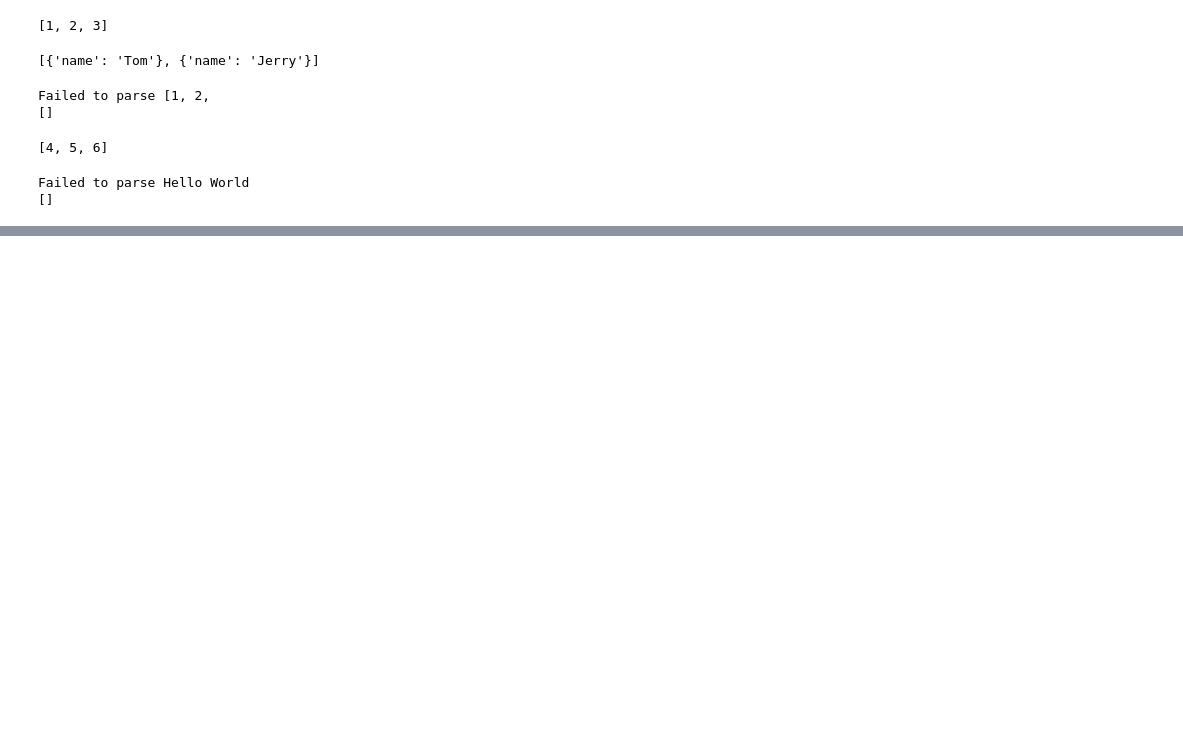
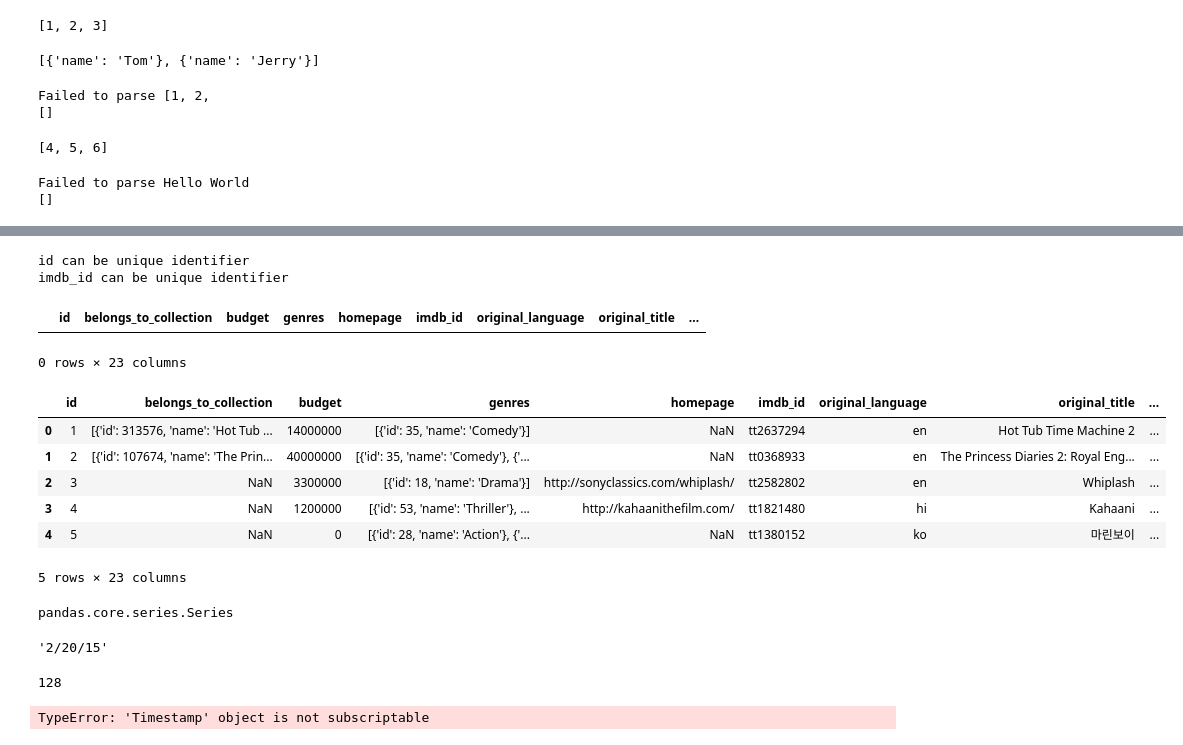
Before and after one commit to avinashsingh16/daily-python-numpy-pandas, a Jupyter notebook: Pandas_operation_test.ipynb, the cells around one changed output, grey strips where cells are left out. Drawn from its saved outputs; the diff is of its cells as text; code cells hidden in the pictures; blank space fills up the shorter version.

```diff
--- a/Pandas_operation_test.ipynb
+++ b/Pandas_operation_test.ipynb
@@ -143,0 +86,36 @@ The maximum order i.e 2 is on Thursday
+# %%
+#  Q4: Which column(s) could serve as a unique identifier for each movie (like a primary key)?
+imdb_df.columns
+for col in imdb_df.columns:
+  if imdb_df[col].isna().sum()==0 and imdb_df[col].nunique()==len(imdb_df):
+    print(f"{col} can be unique identifier")
+# %% [output]
+id can be unique identifier
+imdb_id can be unique identifier
+# %%
+# Q5: How many duplicate rows are there in the dataset?
+imdb_df.duplicated().sum()
+# to see duplicated rows
+imdb_df[imdb_df.duplicated()]
+# %% [output]
+|  | id | belongs_to_collection | budget | genres | homepage | imdb_id | original_language | original_title | ... |
+0 rows × 23 columns
+# %%
+# Q6: How many movies were released in the year 2015?
+imdb_df.head()
+# %% [output]
+|  | id | belongs_to_collection | budget | genres | homepage | imdb_id | original_language | original_title | ... |
+| 0 | 1 | [{'id': 313576, 'name': 'Hot Tub ... | 14000000 | [{'id': 35, 'name': 'Comedy'}] | NaN | tt2637294 | en | Hot Tub Time Machine 2 | ... |
+| 1 | 2 | [{'id': 107674, 'name': 'The Prin... | 40000000 | [{'id': 35, 'name': 'Comedy'}, {'... | NaN | tt0368933 | en | The Princess Diaries 2: Royal Eng... | ... |
+| 2 | 3 | NaN | 3300000 | [{'id': 18, 'name': 'Drama'}] | http://sonyclassics.com/whiplash/ | tt2582802 | en | Whiplash | ... |
+| 3 | 4 | NaN | 1200000 | [{'id': 53, 'name': 'Thriller'}, ... | http://kahaanithefilm.com/ | tt1821480 | hi | Kahaani | ... |
+| 4 | 5 | NaN | 0 | [{'id': 28, 'name': 'Action'}, {'... | NaN | tt1380152 | ko | 마린보이 | ... |
+5 rows × 23 columns
+# %%
+type(imdb_df['release_date'])
+# %% [output]
+pandas.core.series.Series
+# %%
+imdb_df['release_date'][0]
+# %% [output]
+'2/20/15'
@@ -143,0 +124,21 @@ The maximum order i.e 2 is on Thursday
+# %%
+# count = 0
+# for date in imdb_df['release_date']:
+imdb_df['release_date'] = pd.to_datetime(imdb_df['release_date'] ,format="%m/%d/%y",errors='coerce')
+movies_2015 = imdb_df[imdb_df['release_date'].dt.year==2015]
+print(len(movies_2015))
+
+
+
+# print(count)
+# %% [output]
+128
+# %%
+count = 0
+for date in imdb_df['release_date']:
+
+  if date[-2:] == '15':
+    count = count+1
+print(count)
+# %% [output]
+TypeError: 'Timestamp' object is not subscriptable
```
Also changed, not shown: parts of 42 cells of this notebook.
